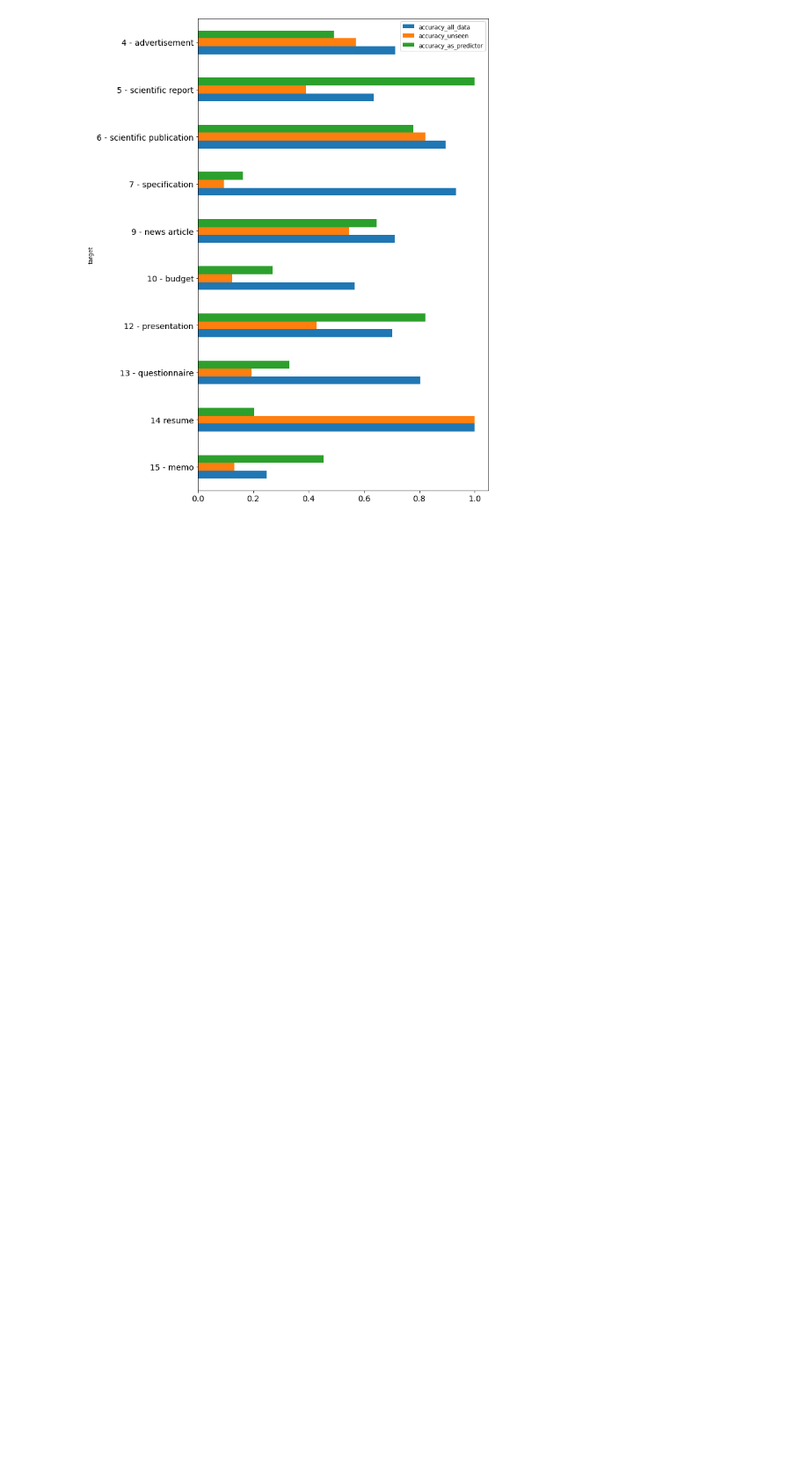
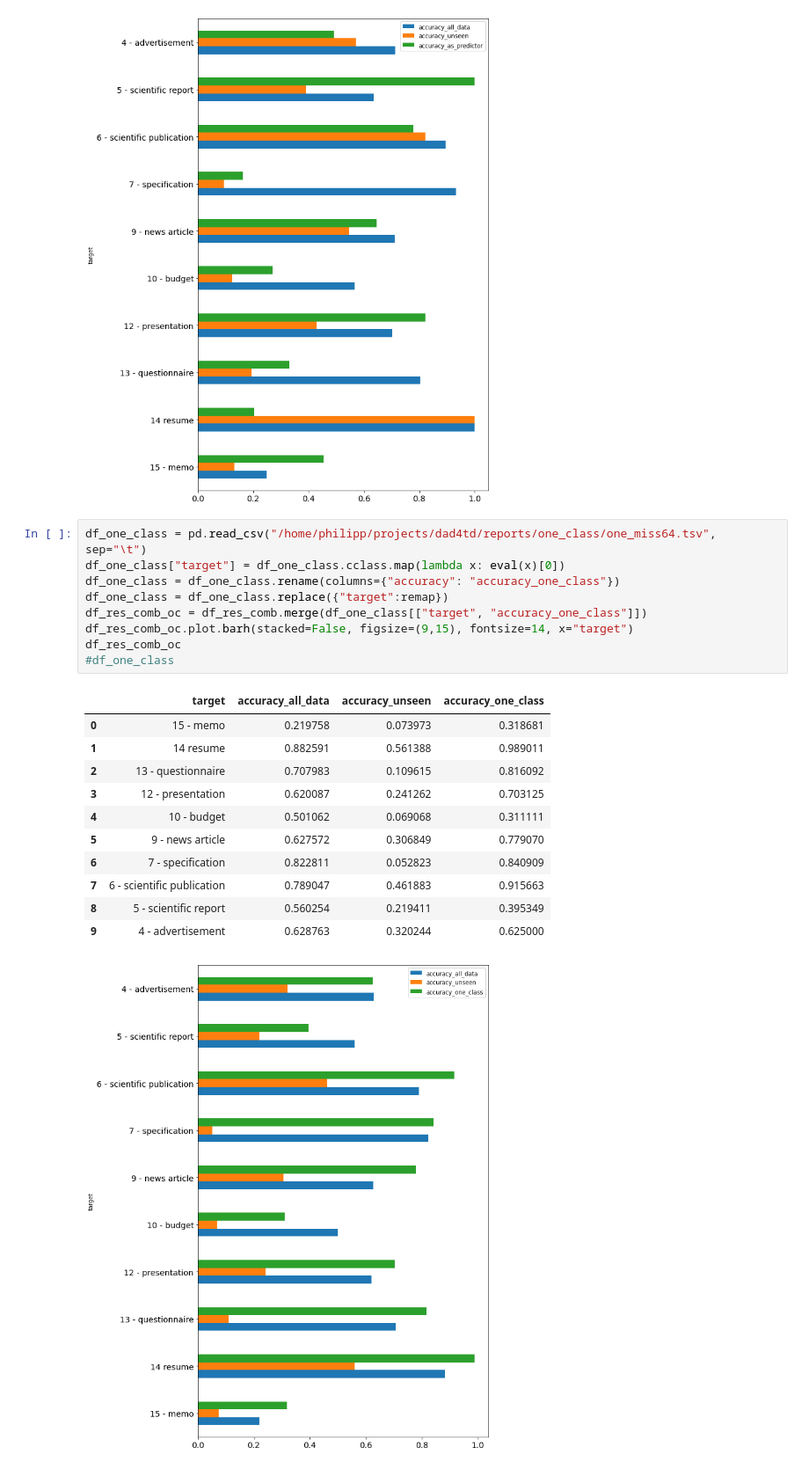
Before and after one commit to pschonev/deepanomaly4docs, a Jupyter notebook: notebooks/results_supervised_experiments.ipynb, the cells around one changed output. Shown: that part at 88% size. Drawn from its saved outputs; the diff is of its cells as text; blank space fills up the shorter version.

Commit message:
added results for one class classifier for predicting unseen outlier classes

```diff
--- a/notebooks/results_supervised_experiments.ipynb
+++ b/notebooks/results_supervised_experiments.ipynb
@@ -258,3 +258,25 @@ normalized_df
 | 8 | 5 - scientific report | 0.634783 | 0.390837 | 1.000000 |
 | 9 | 4 - advertisement | 0.712405 | 0.570451 | 0.491850 |
 [figure]
+# %%
+df_one_class = pd.read_csv("/home/philipp/projects/dad4td/reports/one_class/one_miss64.tsv", sep="\t")
+df_one_class["target"] = df_one_class.cclass.map(lambda x: eval(x)[0])
+df_one_class = df_one_class.rename(columns={"accuracy": "accuracy_one_class"})
+df_one_class = df_one_class.replace({"target":remap})
+df_res_comb_oc = df_res_comb.merge(df_one_class[["target", "accuracy_one_class"]])
+df_res_comb_oc.plot.barh(stacked=False, figsize=(9,15), fontsize=14, x="target")
+df_res_comb_oc
+#df_one_class
+# %% [output]
+|  | target | accuracy_all_data | accuracy_unseen | accuracy_one_class |
+| 0 | 15 - memo | 0.219758 | 0.073973 | 0.318681 |
+| 1 | 14 resume | 0.882591 | 0.561388 | 0.989011 |
+| 2 | 13 - questionnaire | 0.707983 | 0.109615 | 0.816092 |
+| 3 | 12 - presentation | 0.620087 | 0.241262 | 0.703125 |
+| 4 | 10 - budget | 0.501062 | 0.069068 | 0.311111 |
+| 5 | 9 - news article | 0.627572 | 0.306849 | 0.779070 |
+| 6 | 7 - specification | 0.822811 | 0.052823 | 0.840909 |
+| 7 | 6 - scientific publication | 0.789047 | 0.461883 | 0.915663 |
+| 8 | 5 - scientific report | 0.560254 | 0.219411 | 0.395349 |
+| 9 | 4 - advertisement | 0.628763 | 0.320244 | 0.625000 |
+[figure, added]
```
Also changed, not shown: parts of 1 cell of this notebook.
